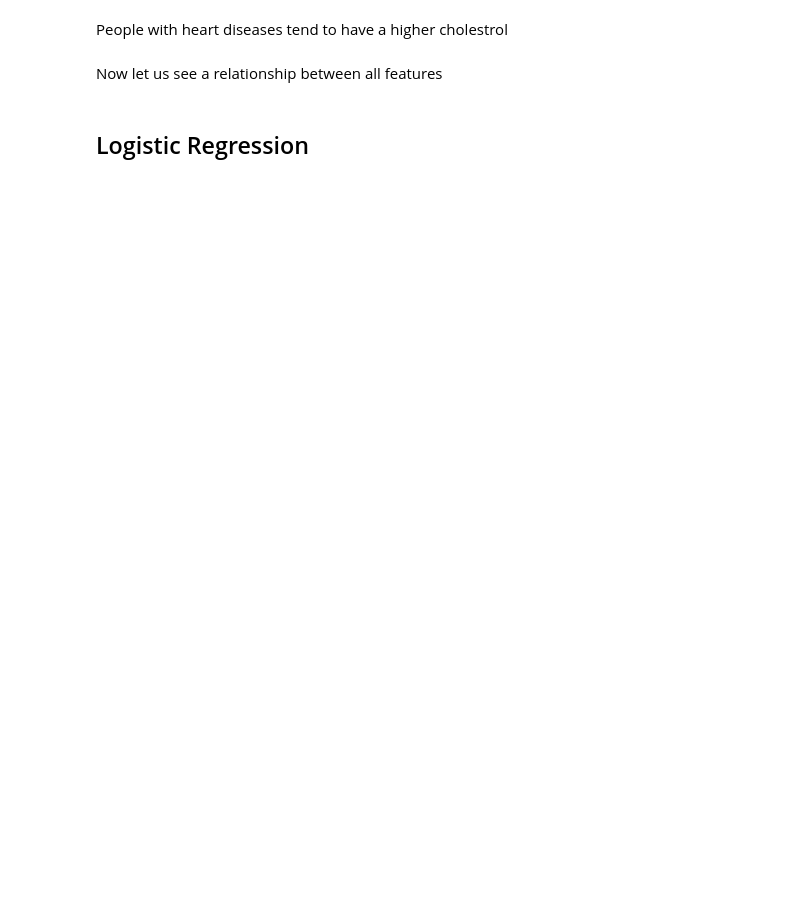
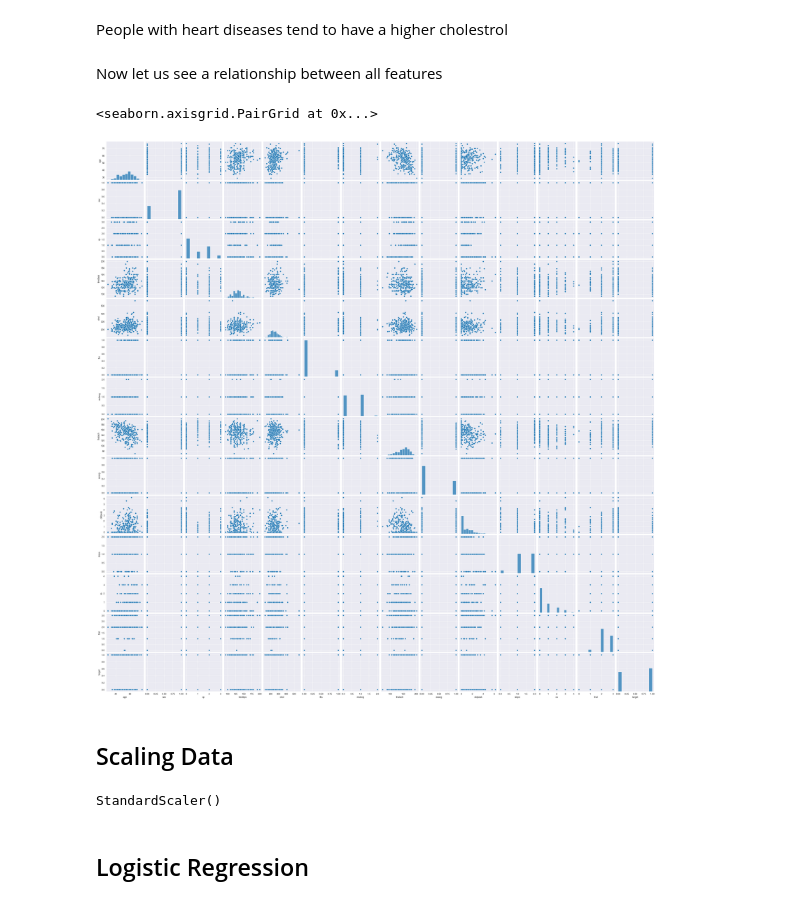
Before and after one commit to Yashicasaun/Data-Science---Projects, a Jupyter notebook: Data Science Projects/Heart Attack Prediction/Heart_attack_possibility.ipynb, the cells around one changed output. Drawn from its saved outputs; the diff is of its cells as text; code cells hidden in the pictures; blank space fills up the shorter version.

```diff
--- a/Data Science Projects/Heart Attack Prediction/Heart_attack_possibility.ipynb
+++ b/Data Science Projects/Heart Attack Prediction/Heart_attack_possibility.ipynb
@@ -135,8 +181,9 @@ People with heart diseases tend to have a higher cholestrol
 # %% [markdown]
 Now let us see a relationship between all features
 # %%
-sns.pairplot(
-    heart,
-    y_vars=["target"],
-    kind="kde"
-)
+sns.pairplot(heart)
+# %% [output]
+<seaborn.axisgrid.PairGrid at 0x...>
+[figure, added]
+# %% [markdown]
+## Scaling Data
@@ -142,0 +193,4 @@ sns.pairplot(
+# %%
+scaler.fit(heart.drop("target", axis =1))
+# %% [output]
+StandardScaler()
```
Also changed, not shown: parts of 56 cells of this notebook.
